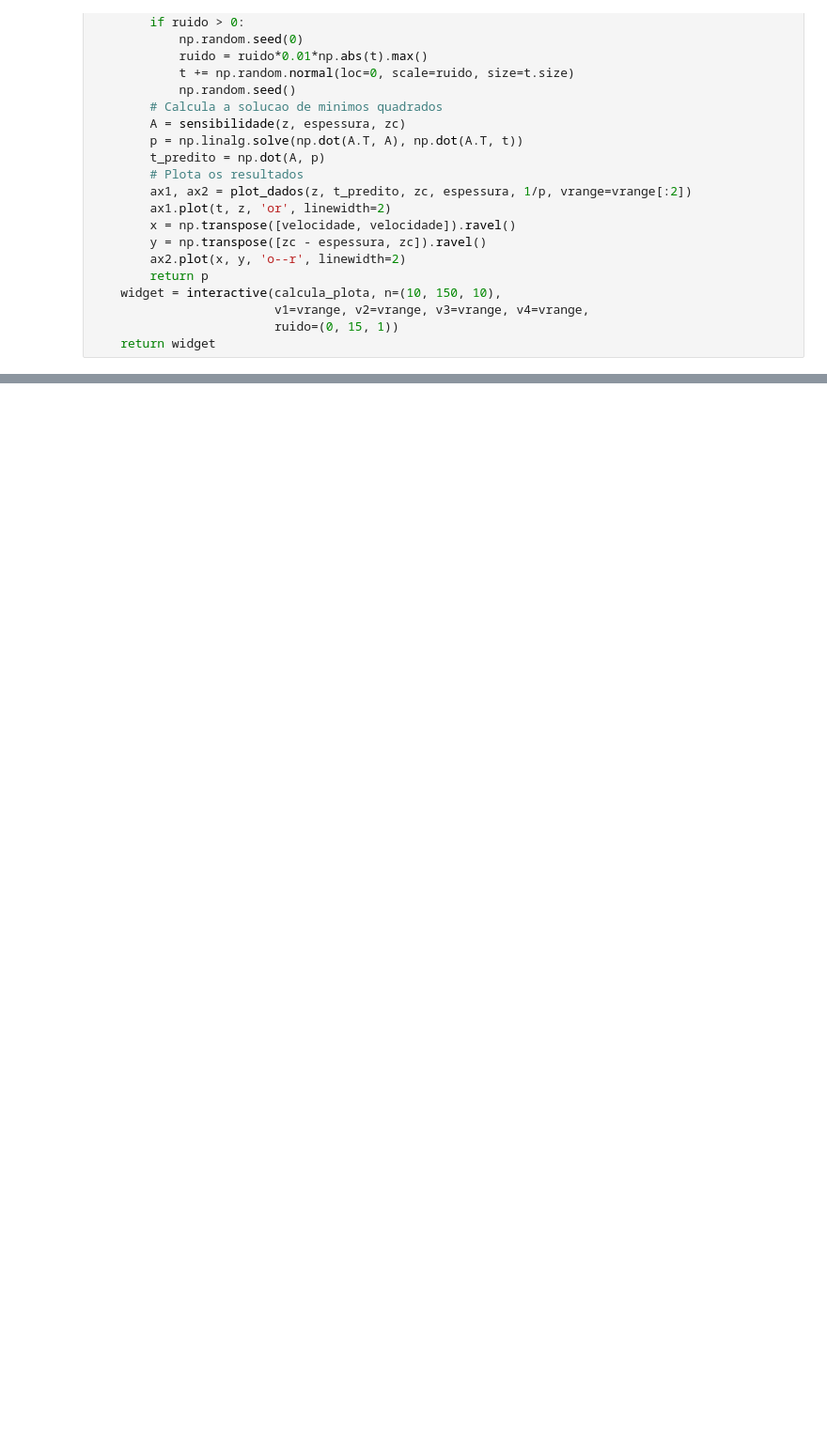
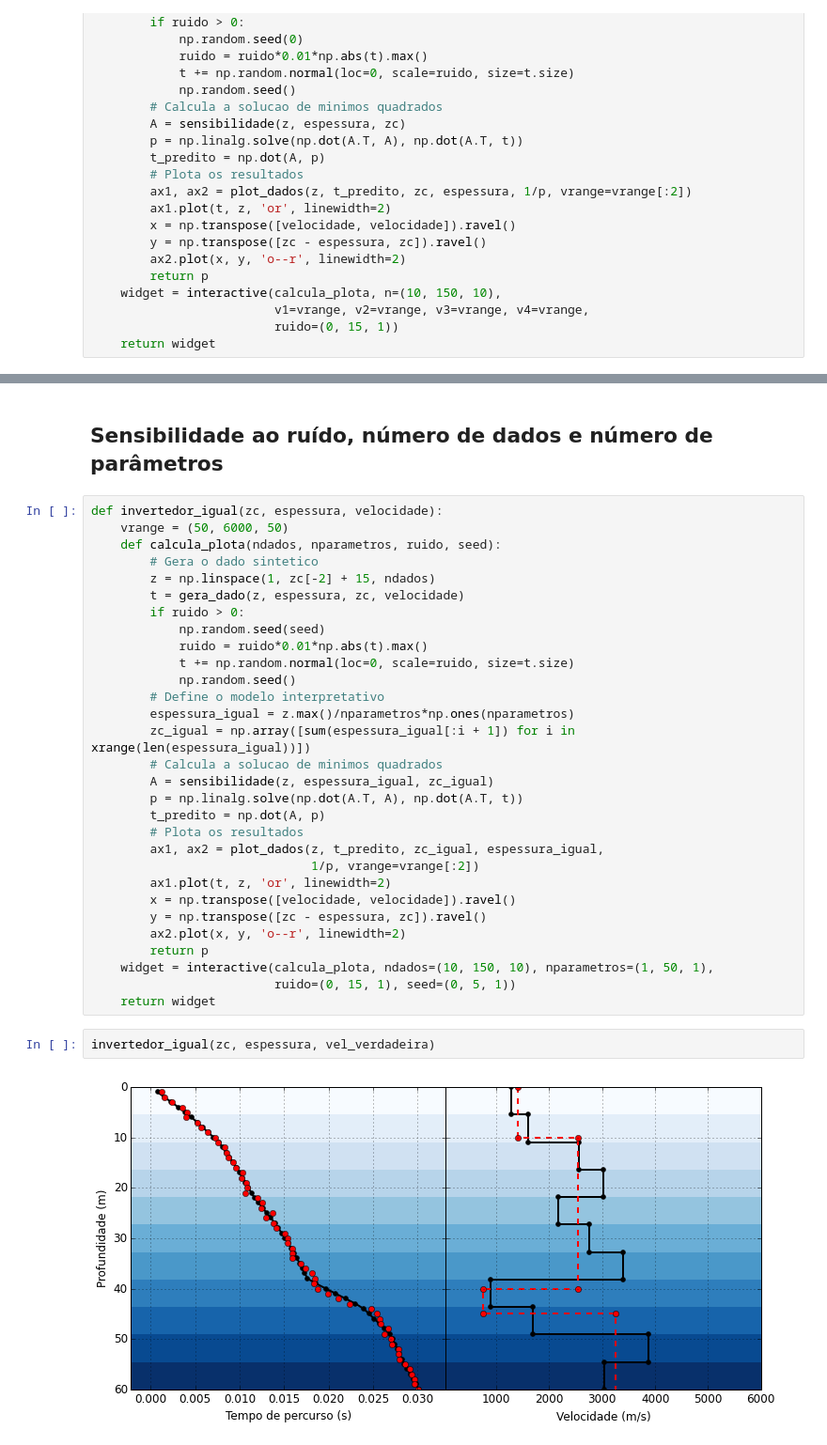
Before and after one commit to pinga-lab/inversao-unb-2014, a Jupyter notebook: notebooks/vsp-multicamadas-inverso.ipynb, the cells around one changed output, grey strips where cells are left out. Shown at 94% size. Saved outputs shown, nothing was run; the diff lists cells and outputs as text; blank space fills up the shorter version.

```diff
--- a/notebooks/vsp-multicamadas-inverso.ipynb
+++ b/notebooks/vsp-multicamadas-inverso.ipynb
@@ -163,0 +293,36 @@ invertedor(zc, espessura)
+# %% [markdown]
+## Sensibilidade ao ruído, número de dados e número de parâmetros
+# %%
+def invertedor_igual(zc, espessura, velocidade):
+    vrange = (50, 6000, 50)
+    def calcula_plota(ndados, nparametros, ruido, seed):
+        # Gera o dado sintetico
+        z = np.linspace(1, zc[-2] + 15, ndados)
+        t = gera_dado(z, espessura, zc, velocidade)
+        if ruido > 0:
+            np.random.seed(seed)
+            ruido = ruido*0.01*np.abs(t).max()
+            t += np.random.normal(loc=0, scale=ruido, size=t.size)
+            np.random.seed()
+        # Define o modelo interpretativo
+        espessura_igual = z.max()/nparametros*np.ones(nparametros)
+        zc_igual = np.array([sum(espessura_igual[:i + 1]) for i in xrange(len(espessura_igual))])
+        # Calcula a solucao de minimos quadrados
+        A = sensibilidade(z, espessura_igual, zc_igual)
+        p = np.linalg.solve(np.dot(A.T, A), np.dot(A.T, t))
+        t_predito = np.dot(A, p)
+        # Plota os resultados
+        ax1, ax2 = plot_dados(z, t_predito, zc_igual, espessura_igual,
+                              1/p, vrange=vrange[:2])
+        ax1.plot(t, z, 'or', linewidth=2)
+        x = np.transpose([velocidade, velocidade]).ravel()
+        y = np.transpose([zc - espessura, zc]).ravel()
+        ax2.plot(x, y, 'o--r', linewidth=2)
+        return p
+    widget = interactive(calcula_plota, ndados=(10, 150, 10), nparametros=(1, 50, 1),
+                         ruido=(0, 15, 1), seed=(0, 5, 1))
+    return widget
+# %%
+invertedor_igual(zc, espessura, vel_verdadeira)
+# %% [output]
+[figure, added]
```
Also changed, not shown: parts of 22 cells of this notebook.
